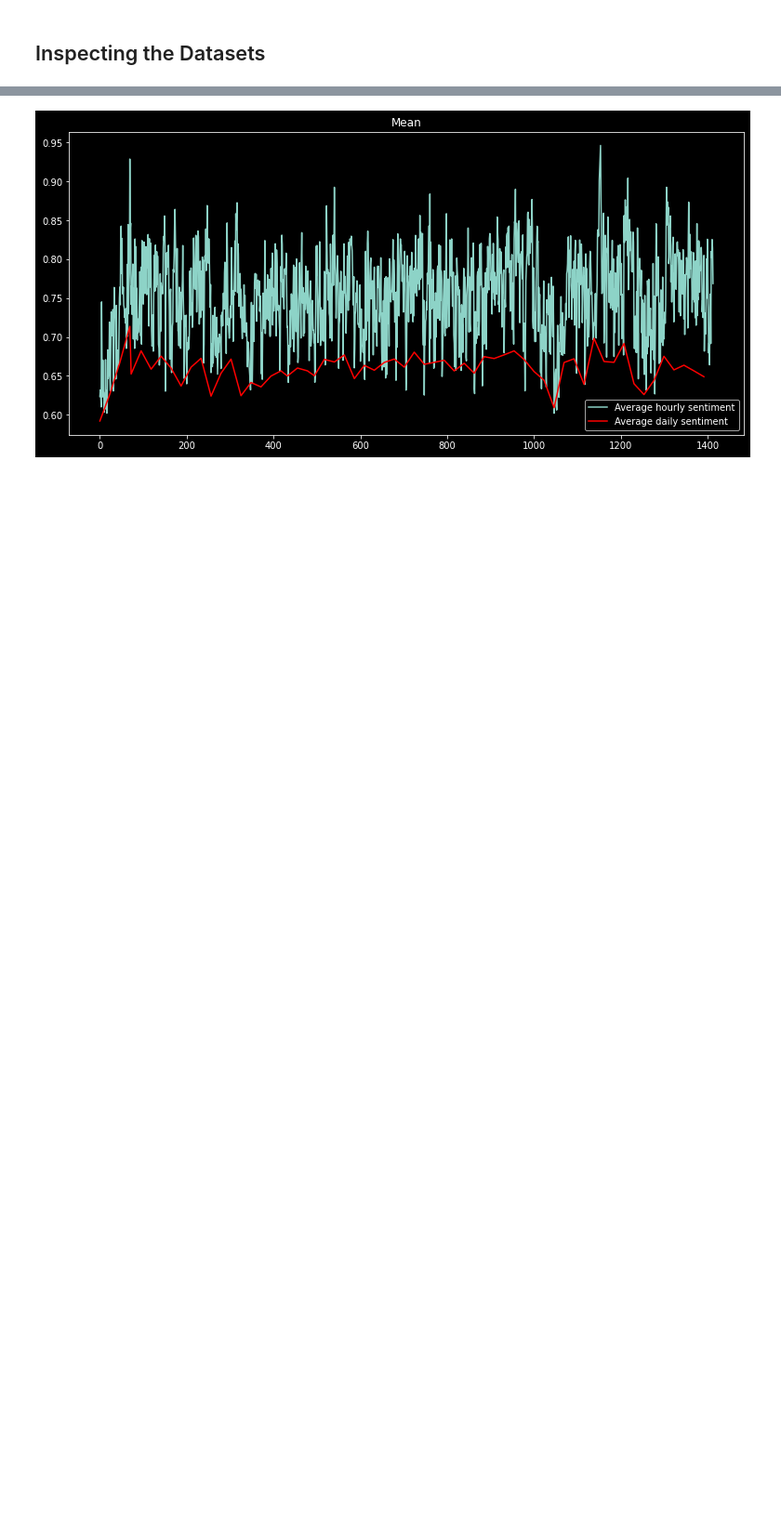
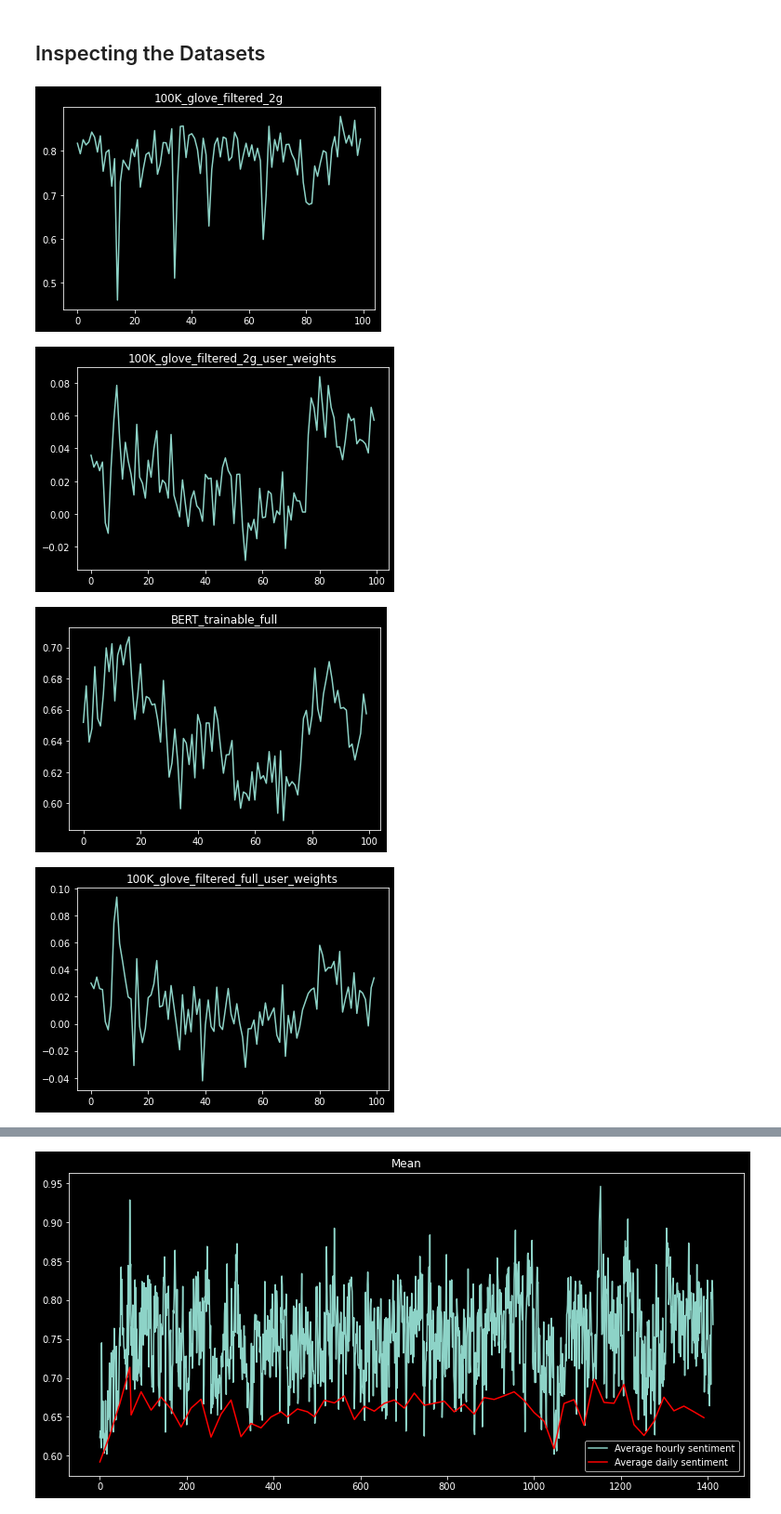
Before and after one commit to ktsou/TradingNLP-shell, a Jupyter notebook: main.ipynb, the cells around one changed output, grey strips where cells are left out. Shown at 93% size. Cells and saved outputs as stored; diff of their text form; code cells hidden in the pictures; blank space fills up the shorter version.

```diff
--- a/main.ipynb
+++ b/main.ipynb
@@ -47,13 +47,15 @@ DATASET_FILEPATHS = ["./Data Preprocessed/Dataset_sentiment_100K_glove_filtered_
 ,"./Data Preprocessed/Dataset_sentiment_100K_glove_filtered_full_user_weights.csv"
 ,"./Data Preprocessed/Dataset_sentiment_100K_glove_filtered_full_user_weights_user_averaged.csv"]
 # %%
-
-plt.plot(df['Open'][1200:1300].values)
-plt.show()
 for filepath in DATASET_FILEPATHS:
     df = pd.read_csv(filepath, index_col = 0)
     format = "%Y-%m-%d %H"
     df.index = [datetime.strptime(i, format) for i in df.index]
     plt.title(filepath[38:-4])
     plt.plot(df['Bitcoin'][1200:1300].values)
     plt.show()
+# %% [output]
+[figure, added]
+[figure, added]
+[figure, added]
+[figure, added]
```
Also changed, not shown: parts of 31 cells of this notebook, 5 other files.
